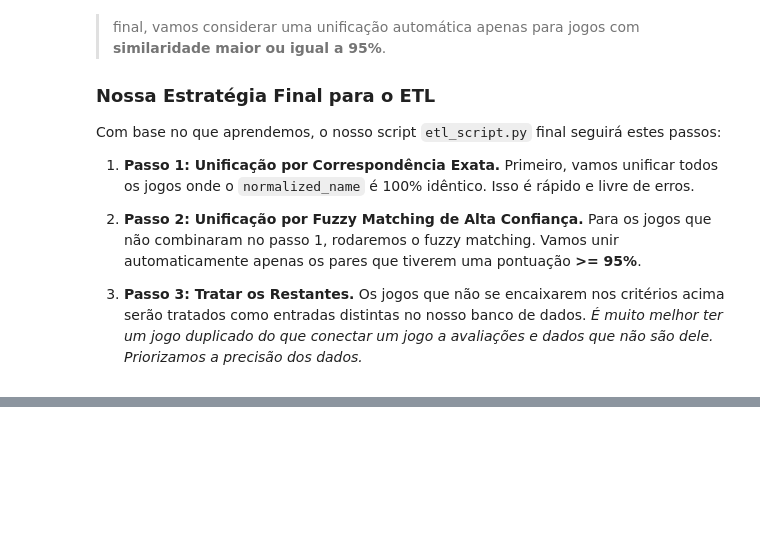
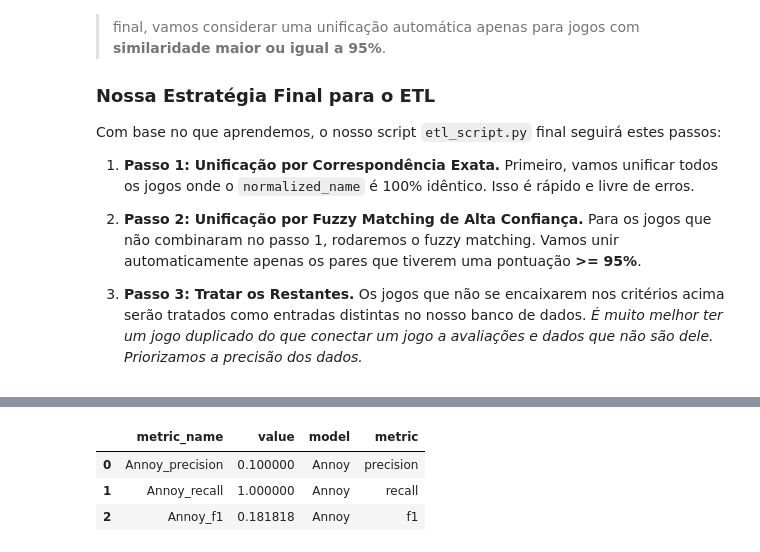
Before and after one commit to doug-folk/pi_big_data, a Jupyter notebook: recommender-service/etl/poc_etl.ipynb, the cells around one changed output, grey strips where cells are left out. Cells and saved outputs as stored; diff of their text form; code cells hidden in the pictures; blank space fills up the shorter version.

```diff
--- a/recommender-service/etl/poc_etl.ipynb
+++ b/recommender-service/etl/poc_etl.ipynb
@@ -194,0 +430,96 @@ Com base no que aprendemos, o nosso script `etl_script.py` final seguirá estes
+# %%
+# Célula 6: Avaliação Comparativa dos Modelos de Recomendação (Reais)
+
+import pandas as pd
+import numpy as np
+from tqdm import tqdm
+import matplotlib.pyplot as plt
+import seaborn as sns
+
+print("Iniciando avaliação comparativa dos modelos de recomendação (reais)...")
+
+# --- Funções de Recomendação (reais) ---
+
+def recommend_annoy(item_idx, top_n=10):
+    vizinhos = ANNOY_INDEX.get_nns_by_item(item_idx, top_n + 1)
+    vizinhos = [v for v in vizinhos if v != item_idx]
+    return vizinhos[:top_n]
+
+def recommend_kmeans(item_idx, top_n=10):
+    cluster_id = GAMES_DF.loc[item_idx, 'cluster']
+    candidatos = GAMES_DF[GAMES_DF['cluster'] == cluster_id].index.tolist()
+    candidatos = [c for c in candidatos if c != item_idx]
+    return np.random.choice(candidatos, min(top_n, len(candidatos)), replace=False).tolist()
+
+def recommend_by_genre(user_genres, top_n=10):
+    subset = GAMES_DF[GAMES_DF['genre'].isin(user_genres)].index.tolist()
+    return np.random.choice(subset, min(top_n, len(subset)), replace=False).tolist() if subset else []
+
+# --- Métricas ---
+from collections import Counter
+
+def precision_recall_f1(recommended_genres, true_genres):
+    # Converte as listas de gêneros em contadores para lidar com gêneros duplicados
+    recommended_counts = Counter(recommended_genres)
+    true_counts = Counter(true_genres)
+
+    # Calcula os verdadeiros positivos (interseção)
+    tp = sum(min(recommended_counts[g], true_counts[g]) for g in recommended_counts if g in true_counts)
+
+    # Calcula os falsos positivos e falsos negativos
+    fp = sum(recommended_counts[g] for g in recommended_counts) - tp
+    fn = sum(true_counts[g] for g in true_counts) - tp
+
+    # Calcula precisão, recall e f1-score
+    precision = tp / (tp + fp) if (tp + fp) > 0 else 0
+    recall = tp / (tp + fn) if (tp + fn) > 0 else 0
+    f1 = 2 * precision * recall / (precision + recall) if (precision + recall) > 0 else 0
+    return precision, recall, f1
+
+# --- Avaliação ---
+metrics = []
+sample_indices = GAMES_DF.index[:50]
+user_genres = ['Action', 'RPG', 'Adventure']
+
+for idx in tqdm(sample_indices):
+    annoy_recs_indices = recommend_annoy(idx)
+    cluster_recs_indices = recommend_kmeans(idx)
+    mood_recs_indices = recommend_by_genre(user_genres)
+
+    original_genre = [GAMES_DF.loc[idx, 'genre']]
+
+    annoy_genres = GAMES_DF.loc[annoy_recs_indices, 'genre'].tolist()
+    cluster_genres = GAMES_DF.loc[cluster_recs_indices, 'genre'].tolist()
+    mood_genres = GAMES_DF.loc[mood_recs_indices, 'genre'].tolist()
+
+    metrics.append({
+        'game': GAMES_DF.loc[idx, 'name'],
+        'Annoy_precision': precision_recall_f1(annoy_genres, original_genre)[0],
+        'Annoy_recall': precision_recall_f1(annoy_genres, original_genre)[1],
+        'Annoy_f1': precision_recall_f1(annoy_genres, original_genre)[2],
+        'KMeans_precision': precision_recall_f1(cluster_genres, original_genre)[0],
+        'KMeans_recall': precision_recall_f1(cluster_genres, original_genre)[1],
+        'KMeans_f1': precision_recall_f1(cluster_genres, original_genre)[2],
+        'Genre_precision': precision_recall_f1(mood_genres, user_genres)[0],
+        'Genre_recall': precision_recall_f1(mood_genres, user_genres)[1],
+        'Genre_f1': precision_recall_f1(mood_genres, user_genres)[2],
+    })
+
+metrics_df = pd.DataFrame(metrics)
+
+# --- Separação e Exibição das Tabelas ---
+summary_metrics = metrics_df.drop(columns=['game']).mean().to_frame('value')
+summary_metrics.reset_index(inplace=True)
+summary_metrics.rename(columns={'index':'metric_name'}, inplace=True)
+summary_metrics[['model','metric']] = summary_metrics['metric_name'].str.split('_', expand=True)
+
+# Tabela de métricas para o modelo Annoy
+annoy_metrics = summary_metrics[summary_metrics['model'] == 'Annoy']
+print("\n--- Métricas Médias do Modelo Annoy ---")
+display(annoy_metrics)
+
+# Tabela de métricas para o modelo KMeans
+kmeans_metrics = summary_metrics[summary_metrics['model'] == 'KMeans']
+print("\n--- Métricas Médias do Modelo KMeans ---")
+display(kmeans_metrics)
+# %% [output]
@@ -194,0 +528,4 @@ Com base no que aprendemos, o nosso script `etl_script.py` final seguirá estes
+|  | metric_name | value | model | metric |
+| 0 | Annoy_precision | 0.100000 | Annoy | precision |
+| 1 | Annoy_recall | 1.000000 | Annoy | recall |
+| 2 | Annoy_f1 | 0.181818 | Annoy | f1 |
```
Also changed, not shown: parts of 7 cells of this notebook, 4 other files.
